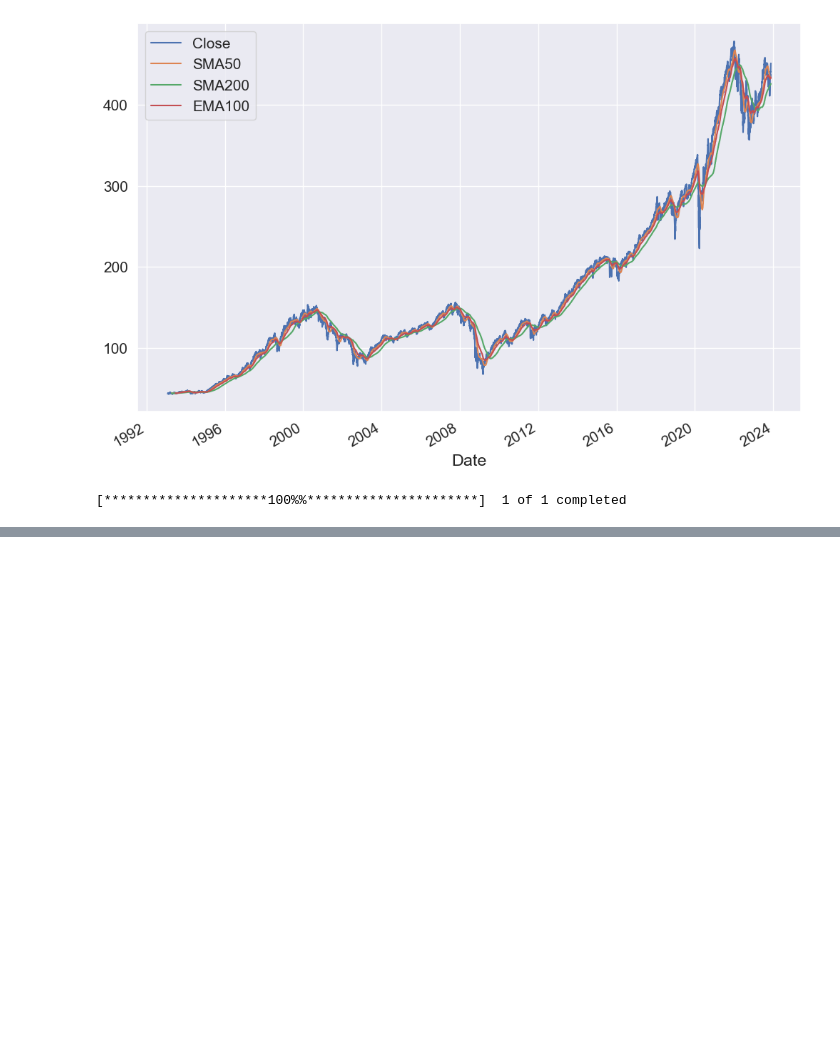
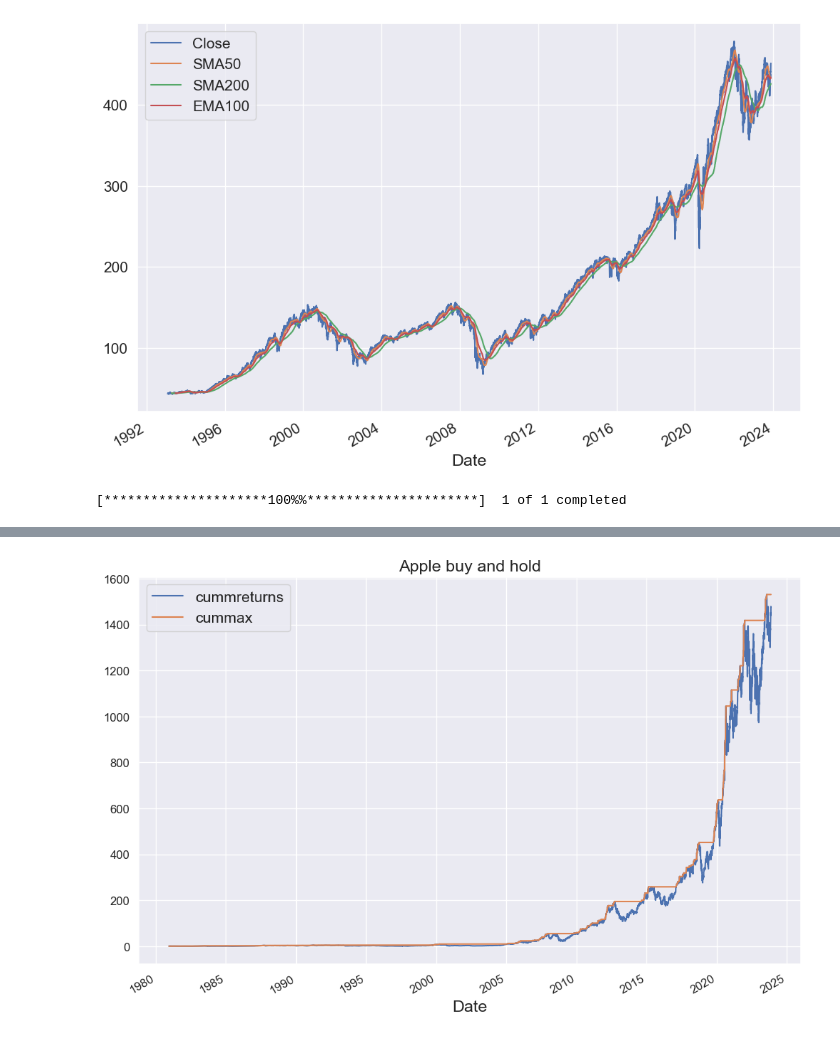
Before and after one commit to samuel-1-avson/ml_forex, a Jupyter notebook: algo programming.ipynb, the cells around one changed output, grey strips where cells are left out. Saved outputs shown, nothing was run; the diff lists cells and outputs as text; code cells hidden in the pictures; blank space fills up the shorter version.

```diff
--- a/algo programming.ipynb
+++ b/algo programming.ipynb
@@ -1146,0 +1343,3 @@ spy
+# %%
+#how to calculate drawdowns
+apple["cummax"] = apple["cummreturns"].cummax()
@@ -1146,0 +1363,5 @@ spy
+# %%
+apple[["cummreturns","cummax"]].plot(figsize=(12,8), fontsize=12,title = "Apple buy and hold")
+plt.show()
+# %% [output]
+[figure, added]
```
Also changed, not shown: parts of 86 cells of this notebook, 1 other file.
